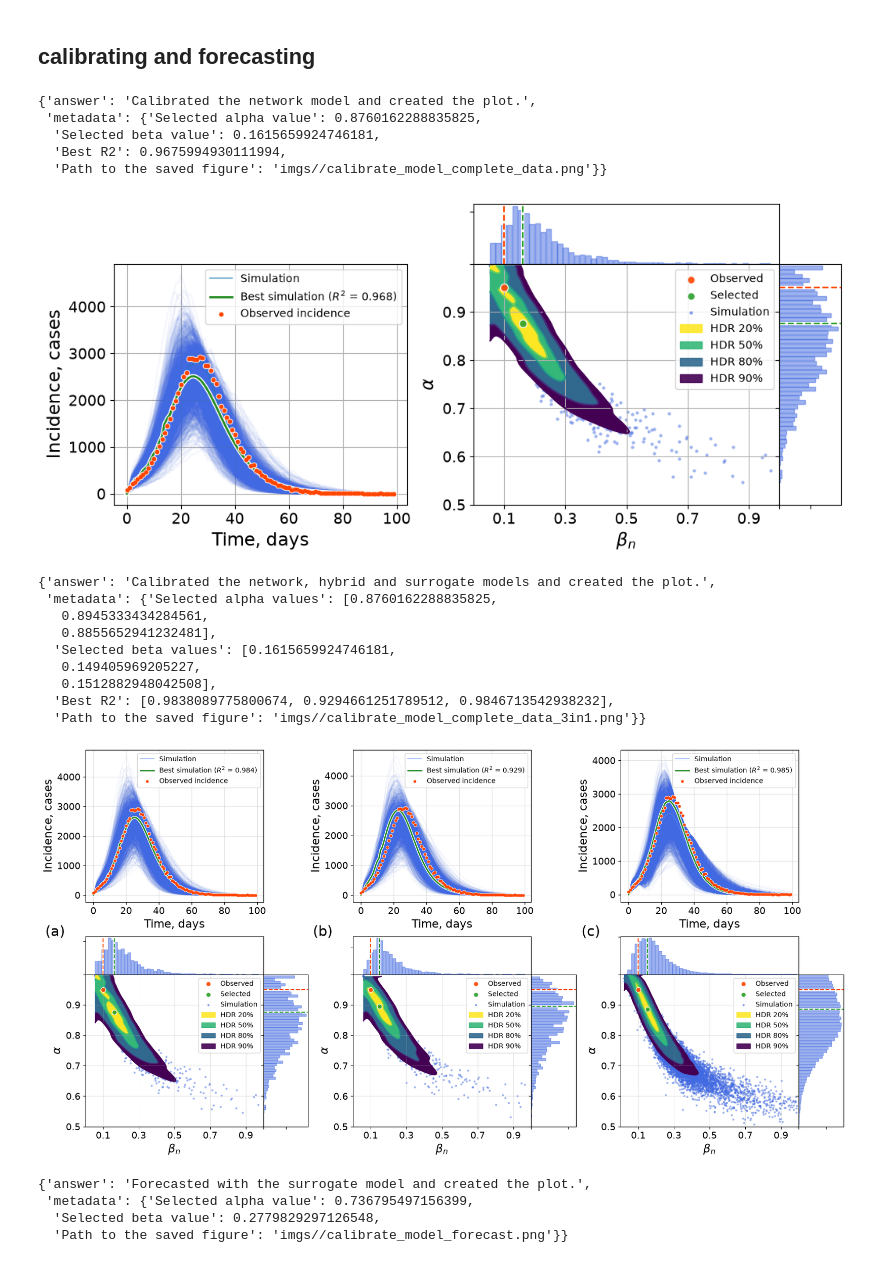
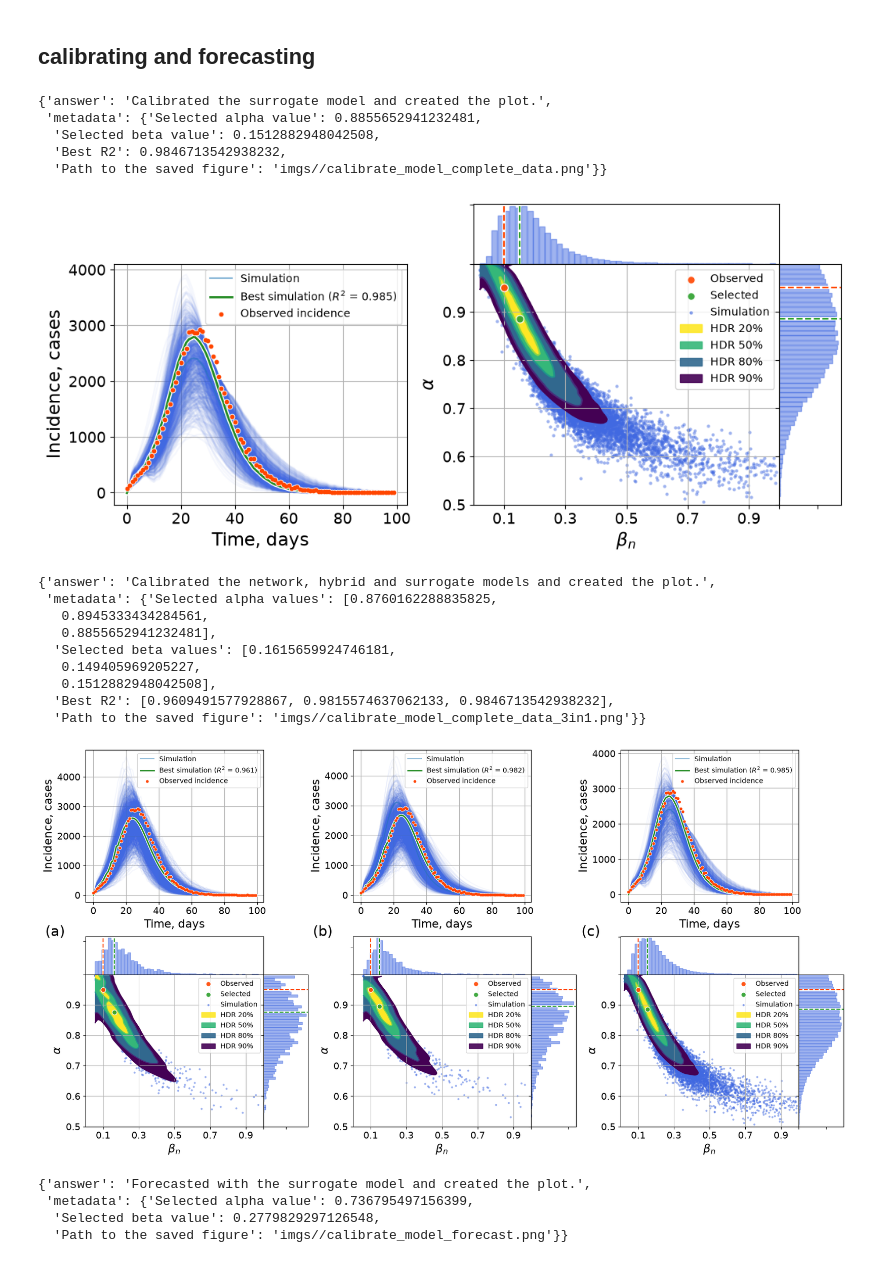
Before and after one commit to Mpkosh/hybrid-surrogate-mcp, a Jupyter notebook: examples.ipynb, the cells around one changed output. Cells and saved outputs as stored; diff of their text form; code cells hidden in the pictures.

Commit message:
fixed pyproject; small fixes; added error raises; checked docker image building

```diff
--- a/examples.ipynb
+++ b/examples.ipynb
@@ -85,23 +83,23 @@ server.surrogate_heatmap_r2(topology='ba')
 ## calibrating and forecasting
 # %%
 # show calibration for one model
-server.calibrate_model_complete_data(model_name='network',
-                    n_network_runs=1, show_surr_nth_line=5,
+server.calibrate_model_complete_data(model_name='surrogate',
+                    n_network_runs=1, show_surr_nth_line=50,
                     sigma=0.3, gamma=0.2,
                     true_alpha = 0.95,true_beta = 0.1,
                     switch_I_fraction=0.05, n_nodes=100000,
                     topology='ba')
 # %% [output]
-{'answer': 'Calibrated the network model and created the plot.',
- 'metadata': {'Selected alpha value': 0.8760162288835825,
-  'Selected beta value': 0.1615659924746181,
-  'Best R2': 0.9675994930111994,
+{'answer': 'Calibrated the surrogate model and created the plot.',
+ 'metadata': {'Selected alpha value': 0.8855652941232481,
+  'Selected beta value': 0.1512882948042508,
+  'Best R2': 0.9846713542938232,
   'Path to the saved figure': 'imgs//calibrate_model_complete_data.png'}}
-[figure, old version]
+[figure, new version]
 # %%
-# paper: fig.13 (paper version is done with n_network_runs=50)
+# paper: fig.13 (paper version is done with n_network_runs=50, show_surr_nth_line=1)
 server.calibrate_model_complete_data_3in1(n_network_runs=1,
-                                          show_surr_nth_line=10,
+                                          show_surr_nth_line=50,
                     sigma=0.3, gamma=0.2,
                     true_alpha = 0.95,true_beta = 0.1,
                     switch_I_fraction=0.05, n_nodes=100000,
@@ -114,9 +112,9 @@ server.calibrate_model_complete_data_3in1(n_network_runs=1,
   'Selected beta values': [0.1615659924746181,
    0.149405969205227,
    0.1512882948042508],
-  'Best R2': [0.9838089775800674, 0.9294661251789512, 0.9846713542938232],
+  'Best R2': [0.9609491577928867, 0.9815574637062133, 0.9846713542938232],
   'Path to the saved figure': 'imgs//calibrate_model_complete_data_3in1.png'}}
-[figure, old version]
+[figure, new version]
 # %%
 # show forecast for one model
 server.calibrate_model_forecast(model_name='surrogate',
```
Also changed, not shown: parts of 2 cells of this notebook, 15 other files.
